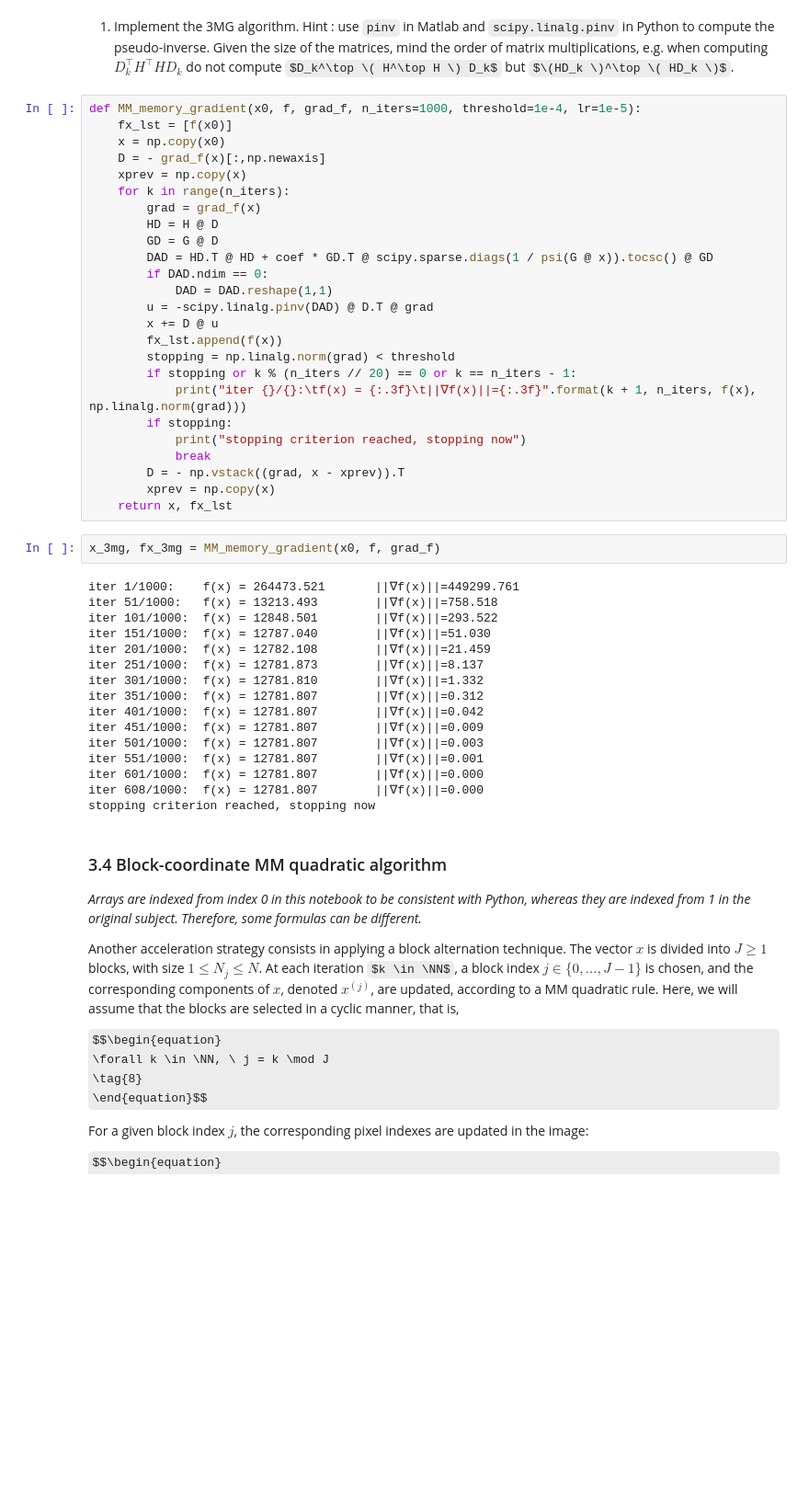
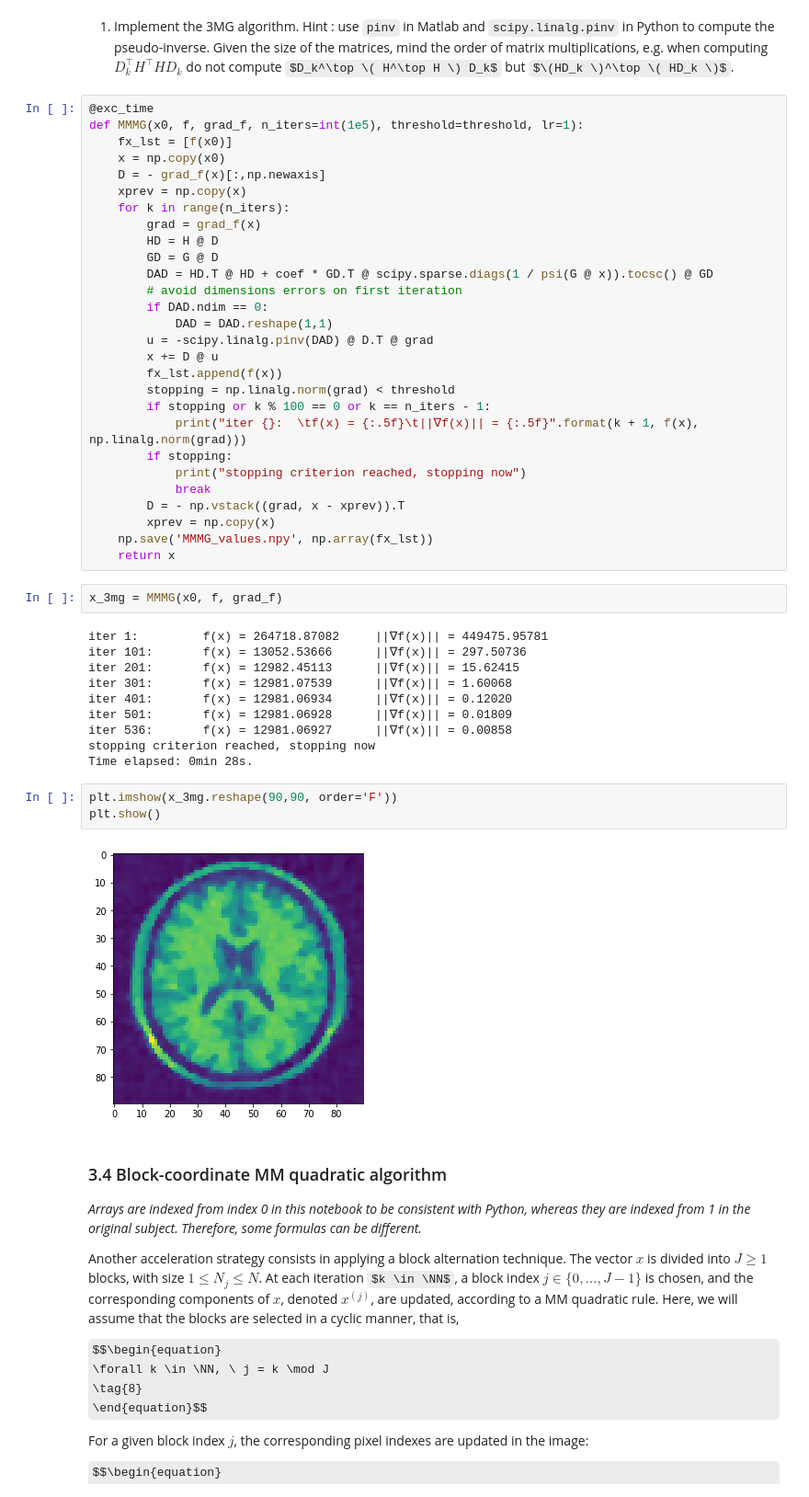
Before and after one commit to aRI0U/MVA-LSD_TPs, a Jupyter notebook: LSD_TPn3_Lichtle_Riou_SanRoman.ipynb, the cells around one changed output. Shown at 92% size. Cells and saved outputs as stored; diff of their text form; some formulas as TeX source; blank space fills up the shorter version.

```diff
--- a/LSD_TPn3_Lichtle_Riou_SanRoman.ipynb
+++ b/LSD_TPn3_Lichtle_Riou_SanRoman.ipynb
@@ -324,7 +350,8 @@ where $A(x_k) \in \RR^{N \times N}$ is the curvature of the majorant matrix at $
 1. Implement the 3MG algorithm.
 Hint : use `pinv` in Matlab and `scipy.linalg.pinv` in Python to compute the pseudo-inverse. Given the size of the matrices, mind the order of matrix multiplications, e.g. when computing $D_k^\top H^\top H D_k$ do not compute $D_k^\top \( H^\top H \) D_k$ but $\(HD_k \)^\top \( HD_k \)$.
 # %%
-def MM_memory_gradient(x0, f, grad_f, n_iters=1000, threshold=1e-4, lr=1e-5):
+@exc_time
+def MMMG(x0, f, grad_f, n_iters=int(1e5), threshold=threshold, lr=1):
     fx_lst = [f(x0)]
     x = np.copy(x0)
     D = - grad_f(x)[:,np.newaxis]
@@ -334,38 +361,39 @@ def MM_memory_gradient(x0, f, grad_f, n_iters=1000, threshold=1e-4, lr=1e-5):
         HD = H @ D
         GD = G @ D
         DAD = HD.T @ HD + coef * GD.T @ scipy.sparse.diags(1 / psi(G @ x)).tocsc() @ GD
+        # avoid dimensions errors on first iteration
         if DAD.ndim == 0:
             DAD = DAD.reshape(1,1)
         u = -scipy.linalg.pinv(DAD) @ D.T @ grad
         x += D @ u
         fx_lst.append(f(x))
         stopping = np.linalg.norm(grad) < threshold
-        if stopping or k % (n_iters // 20) == 0 or k == n_iters - 1:
-            print("iter {}/{}:\tf(x) = {:.3f}\t||∇f(x)||={:.3f}".format(k + 1, n_iters, f(x), np.linalg.norm(grad)))
+        if stopping or k % 100 == 0 or k == n_iters - 1:
+            print("iter {}:  \tf(x) = {:.5f}\t||∇f(x)|| = {:.5f}".format(k + 1, f(x), np.linalg.norm(grad)))
         if stopping:
             print("stopping criterion reached, stopping now")
             break
         D = - np.vstack((grad, x - xprev)).T
         xprev = np.copy(x)
-    return x, fx_lst
+    np.save('MMMG_values.npy', np.array(fx_lst))
+    return x
 # %%
-x_3mg, fx_3mg = MM_memory_gradient(x0, f, grad_f)
+x_3mg = MMMG(x0, f, grad_f)
 # %% [output]
-iter 1/1000:    f(x) = 264473.521       ||∇f(x)||=449299.761
-iter 51/1000:   f(x) = 13213.493        ||∇f(x)||=758.518
-iter 101/1000:  f(x) = 12848.501        ||∇f(x)||=293.522
-iter 151/1000:  f(x) = 12787.040        ||∇f(x)||=51.030
-iter 201/1000:  f(x) = 12782.108        ||∇f(x)||=21.459
-iter 251/1000:  f(x) = 12781.873        ||∇f(x)||=8.137
-iter 301/1000:  f(x) = 12781.810        ||∇f(x)||=1.332
-iter 351/1000:  f(x) = 12781.807        ||∇f(x)||=0.312
-iter 401/1000:  f(x) = 12781.807        ||∇f(x)||=0.042
-iter 451/1000:  f(x) = 12781.807        ||∇f(x)||=0.009
-iter 501/1000:  f(x) = 12781.807        ||∇f(x)||=0.003
-iter 551/1000:  f(x) = 12781.807        ||∇f(x)||=0.001
-iter 601/1000:  f(x) = 12781.807        ||∇f(x)||=0.000
-iter 608/1000:  f(x) = 12781.807        ||∇f(x)||=0.000
+iter 1:         f(x) = 264718.87082     ||∇f(x)|| = 449475.95781
+iter 101:       f(x) = 13052.53666      ||∇f(x)|| = 297.50736
+iter 201:       f(x) = 12982.45113      ||∇f(x)|| = 15.62415
+iter 301:       f(x) = 12981.07539      ||∇f(x)|| = 1.60068
+iter 401:       f(x) = 12981.06934      ||∇f(x)|| = 0.12020
+iter 501:       f(x) = 12981.06928      ||∇f(x)|| = 0.01809
+iter 536:       f(x) = 12981.06927      ||∇f(x)|| = 0.00858
 stopping criterion reached, stopping now
+Time elapsed: 0min 28s.
+# %%
+plt.imshow(x_3mg.reshape(90,90, order='F'))
+plt.show()
+# %% [output]
+[figure, added]
 # %% [markdown]
 ### 3.4 Block-coordinate MM quadratic algorithm
 
```
Also changed, not shown: parts of 33 cells of this notebook.
